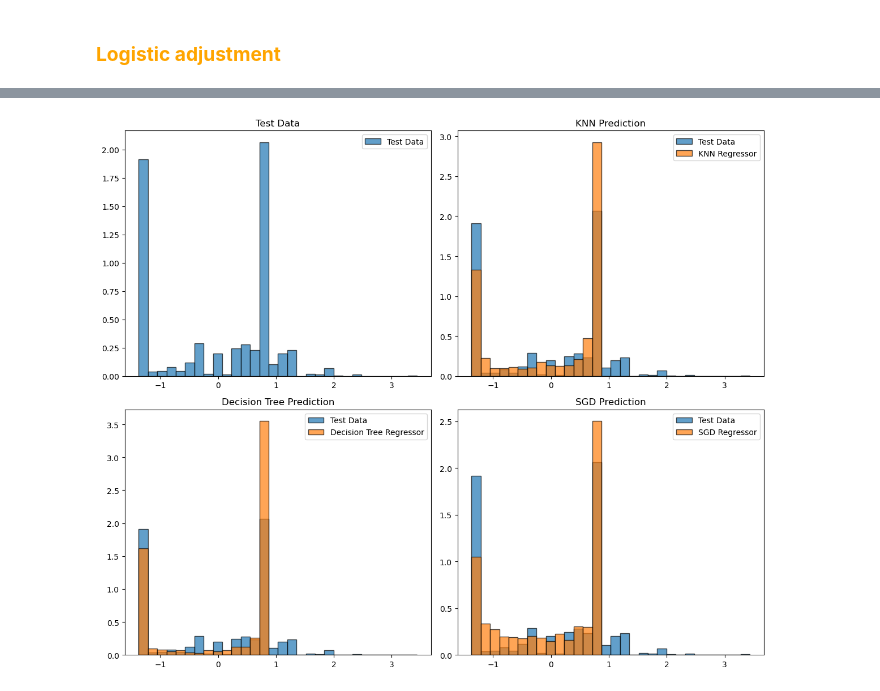
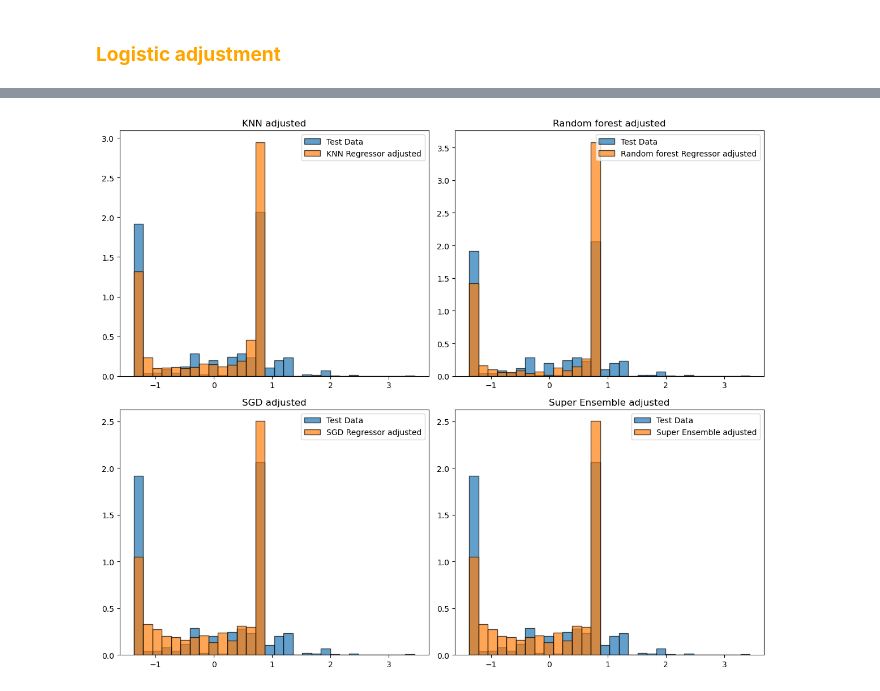
Before and after one commit to Yan-Tavares/ML_Projects, a Jupyter notebook: Final Project/Yan_code.ipynb, the cells around one changed output, grey strips where cells are left out. Saved outputs shown, nothing was run; the diff lists cells and outputs as text; code cells hidden in the pictures.

Commit message:
modified:   Final Project/Yan_code.ipynb 	modified:   Final Project/decision_tree.pdf 	modified:   Final Project/main.ipynb

```diff
--- a/Final Project/Yan_code.ipynb
+++ b/Final Project/Yan_code.ipynb
@@ -70,7 +65,7 @@ def preprocess_data(df):
     can be made for each column separetely.
 
     '''
-    df = pd.get_dummies(df, columns=['race'], prefix='race')
+    df = pd.get_dummies(df, columns=['race'], prefix='race',dummy_na=True)
     df = pd.get_dummies(df, columns=['region'],prefix='reg')
     df = pd.get_dummies(df, columns=['hispanic'],prefix='hisp')
 
@@ -816,10 +784,15 @@ if logistic_adjustment:
     for i in range(len(KNN_test_pred_list)):
         KNN_test_pred_list_adjusted.append(soft_max_adjustnent(KNN_test_pred_list[i]))
 
+    Sper_ensemble_pred_adjusted = []
+    for i in range(len(Sper_ensemble_pred)):
+        Sper_ensemble_pred_adjusted.append(soft_max_adjustnent(Sper_ensemble_pred[i]))
+
 
     print(f'Forest Test Loss: {mean_absolute_error(Y_unseen, Forest_test_pred_list_adjusted):.4f}')
     print(f'SGD Test Loss: {mean_absolute_error(Y_unseen, SGD_test_pred_list_adjusted):.4f}')
     print(f'KNN Test Loss: {mean_absolute_error(Y_unseen, KNN_test_pred_list_adjusted):.4f}')
+    print(f'Super Ensemble Test Loss: {mean_absolute_error(Y_unseen, Sper_ensemble_pred):.4f}')
 
 
 
@@ -830,32 +803,32 @@ if logistic_adjustment:
     # Create a 2x2 grid of subplots
     fig, axs = plt.subplots(2, 2, figsize=(12, 10))
 
-    # Plot for Val Data
+    # Plot for KNN Prediction
     axs[0, 0].hist(Y_unseen, bins=bin_edges, edgecolor='k', alpha=0.7, density=True, label='Test Data')
+    axs[0, 0].hist(KNN_test_pred_list_adjusted, bins=bin_edges, edgecolor='k', alpha=0.7, density=True, label='KNN Regressor adjusted')
     axs[0, 0].legend()
-    axs[0, 0].set_title('Test Data')
-
-    # Plot for KNN Prediction
-    axs[0, 1].hist(Y_unseen, bins=bin_edges, edgecolor='k', alpha=0.7, density=True, label='Test Data')
-    axs[0, 1].hist(KNN_test_pred_list_adjusted, bins=bin_edges, edgecolor='k', alpha=0.7, density=True, label='KNN Regressor')
-    axs[0, 1].legend()
-    axs[0, 1].set_title('KNN Prediction')
+    axs[0, 0].set_title('KNN adjusted')
 
     # Plot for Decision Tree Prediction
-    axs[1, 0].hist(Y_unseen, bins=bin_edges, edgecolor='k', alpha=0.7, density=True, label='Test Data')
-    axs[1, 0].hist(Forest_test_pred_list_adjusted, bins=bin_edges, edgecolor='k', alpha=0.7, density=True, label='Decision Tree Regressor')
-    axs[1, 0].legend()
-    axs[1, 0].set_title('Decision Tree Prediction')
+    axs[0, 1].hist(Y_unseen, bins=bin_edges, edgecolor='k', alpha=0.7, density=True, label='Test Data')
+    axs[0, 1].hist(Forest_test_pred_list_adjusted, bins=bin_edges, edgecolor='k', alpha=0.7, density=True, label='Random forest Regressor adjusted')
+    axs[0, 1].legend()
+    axs[0, 1].set_title('Random forest adjusted')
 
     # Plot for SGD Prediction
+    axs[1, 0].hist(Y_unseen, bins=bin_edges, edgecolor='k', alpha=0.7, density=True, label='Test Data')
+    axs[1, 0].hist(SGD_test_pred_list_adjusted, bins=bin_edges, edgecolor='k', alpha=0.7, density=True, label='SGD Regressor adjusted')
+    axs[1, 0].legend()
+    axs[1, 0].set_title('SGD adjusted')
+
+    #PLot for Super Ensemble
     axs[1, 1].hist(Y_unseen, bins=bin_edges, edgecolor='k', alpha=0.7, density=True, label='Test Data')
-    axs[1, 1].hist(SGD_test_pred_list_adjusted, bins=bin_edges, edgecolor='k', alpha=0.7, density=True, label='SGD Regressor')
+    axs[1, 1].hist(SGD_test_pred_list_adjusted, bins=bin_edges, edgecolor='k', alpha=0.7, density=True, label='Super Ensemble adjusted')
     axs[1, 1].legend()
-    axs[1, 1].set_title('SGD Prediction')
+    axs[1, 1].set_title('Super Ensemble adjusted')
+
 
     # Adjust layout
     plt.tight_layout()
     plt.show()
-
-else:
 # %% [output]
@@ -865 +839 @@ KNN Test Loss: 0.5838
-[figure, old version]
+[figure, new version]
```
Also changed, not shown: parts of 20 cells of this notebook, 2 other files.
